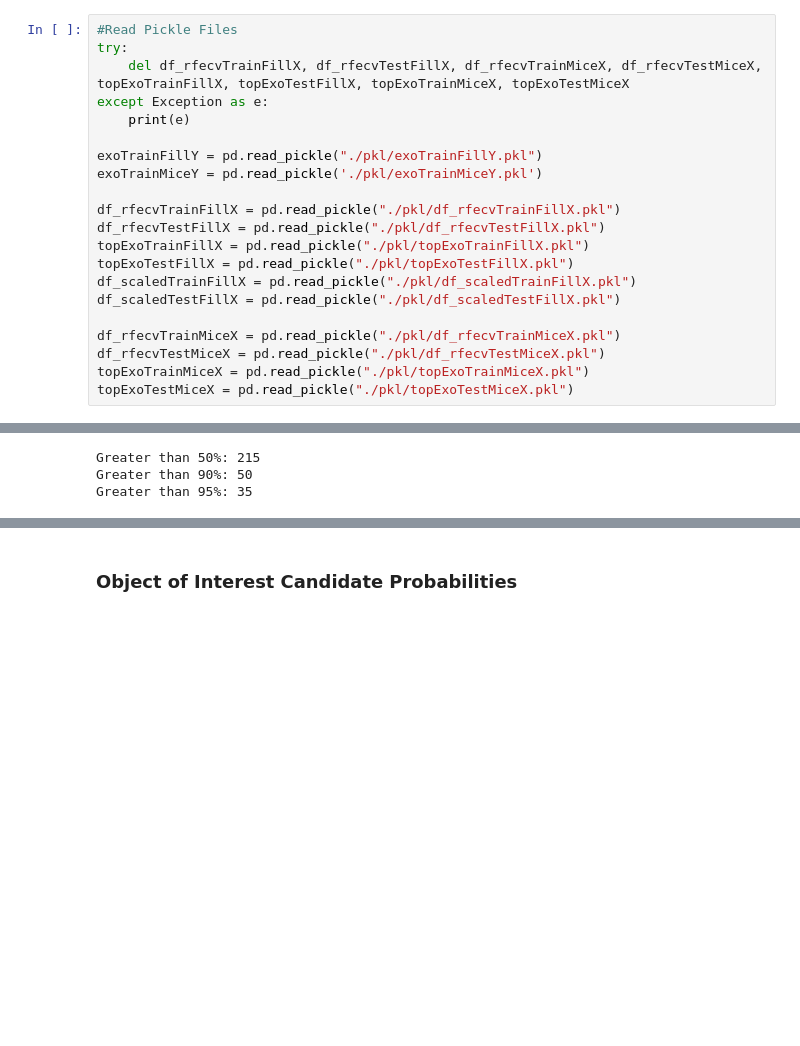
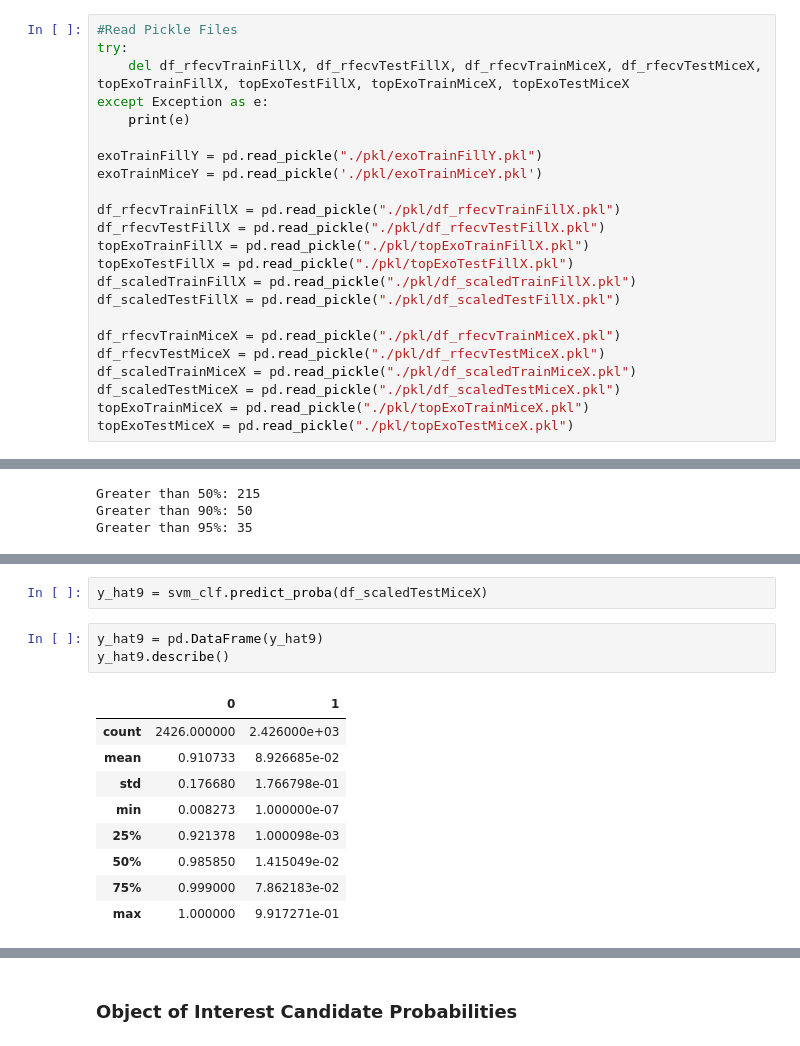
Before and after one commit to georgesturrock/Exoplanets, a Jupyter notebook: CKOI_SVM.ipynb, the cells around one changed output, grey strips where cells are left out. Cells and saved outputs as stored; diff of their text form; blank space fills up the shorter version.

```diff
--- a/CKOI_SVM.ipynb
+++ b/CKOI_SVM.ipynb
@@ -364,6 +383,8 @@ df_scaledTestFillX = pd.read_pickle("./pkl/df_scaledTestFillX.pkl")
 
 df_rfecvTrainMiceX = pd.read_pickle("./pkl/df_rfecvTrainMiceX.pkl")
 df_rfecvTestMiceX = pd.read_pickle("./pkl/df_rfecvTestMiceX.pkl")
+df_scaledTrainMiceX = pd.read_pickle("./pkl/df_scaledTrainMiceX.pkl")
+df_scaledTestMiceX = pd.read_pickle("./pkl/df_scaledTestMiceX.pkl")
 topExoTrainMiceX = pd.read_pickle("./pkl/topExoTrainMiceX.pkl")
 topExoTestMiceX = pd.read_pickle("./pkl/topExoTestMiceX.pkl")
 # %% [markdown]
@@ -499,0 +558,15 @@ Greater than 95%: 35
+# %%
+y_hat9 = svm_clf.predict_proba(df_scaledTestMiceX)
+# %%
+y_hat9 = pd.DataFrame(y_hat9)
+y_hat9.describe()
+# %% [output]
+|  | 0 | 1 |
+| count | 2426.000000 | 2.426000e+03 |
+| mean | 0.910733 | 8.926685e-02 |
+| std | 0.176680 | 1.766798e-01 |
+| min | 0.008273 | 1.000000e-07 |
+| 25% | 0.921378 | 1.000098e-03 |
+| 50% | 0.985850 | 1.415049e-02 |
+| 75% | 0.999000 | 7.862183e-02 |
+| max | 1.000000 | 9.917271e-01 |
```
Also changed, not shown: parts of 8 cells of this notebook, 6 other files.
